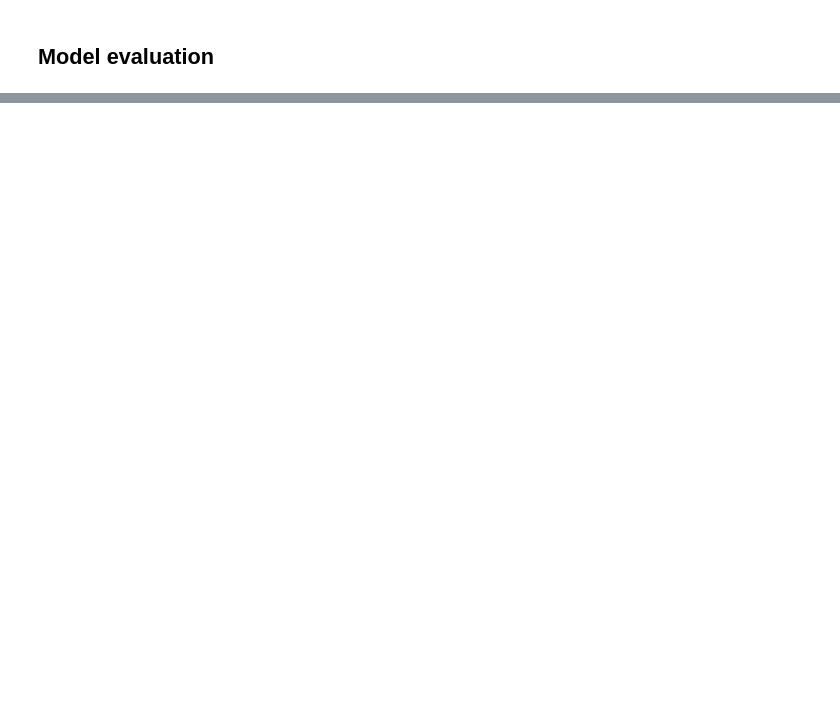
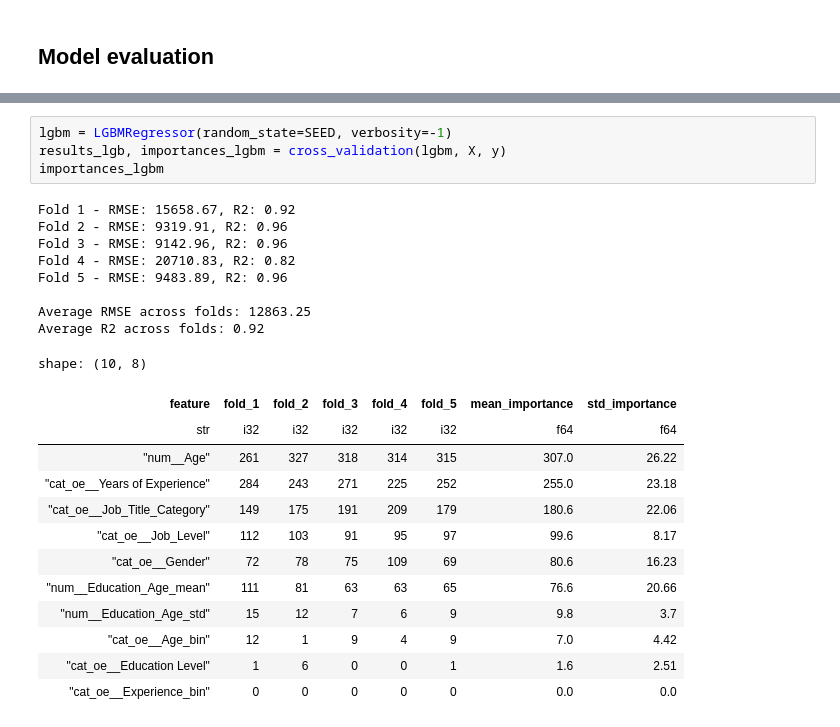
Before and after one commit to Gee1818/pwc-challenge, a Jupyter notebook: src/main.ipynb, the cells around one changed output, grey strips where cells are left out. Cells and saved outputs as stored; diff of their text form; blank space fills up the shorter version.

```diff
--- a/src/main.ipynb
+++ b/src/main.ipynb
@@ -233,0 +509,26 @@ Average R²: 0.8919
+# %%
+lgbm = LGBMRegressor(random_state=SEED, verbosity=-1)
+results_lgb, importances_lgbm = cross_validation(lgbm, X, y)
+importances_lgbm
+# %% [output]
+Fold 1 - RMSE: 15658.67, R2: 0.92
+Fold 2 - RMSE: 9319.91, R2: 0.96
+Fold 3 - RMSE: 9142.96, R2: 0.96
+Fold 4 - RMSE: 20710.83, R2: 0.82
+Fold 5 - RMSE: 9483.89, R2: 0.96
+
+Average RMSE across folds: 12863.25
+Average R2 across folds: 0.92
+shape: (10, 8)
+| feature | fold_1 | fold_2 | fold_3 | fold_4 | fold_5 | mean_importance | std_importance |
+| str | i32 | i32 | i32 | i32 | i32 | f64 | f64 |
+| "num__Age" | 261 | 327 | 318 | 314 | 315 | 307.0 | 26.22 |
+| "cat_oe__Years of Experience" | 284 | 243 | 271 | 225 | 252 | 255.0 | 23.18 |
+| "cat_oe__Job_Title_Category" | 149 | 175 | 191 | 209 | 179 | 180.6 | 22.06 |
+| "cat_oe__Job_Level" | 112 | 103 | 91 | 95 | 97 | 99.6 | 8.17 |
+| "cat_oe__Gender" | 72 | 78 | 75 | 109 | 69 | 80.6 | 16.23 |
+| "num__Education_Age_mean" | 111 | 81 | 63 | 63 | 65 | 76.6 | 20.66 |
+| "num__Education_Age_std" | 15 | 12 | 7 | 6 | 9 | 9.8 | 3.7 |
+| "cat_oe__Age_bin" | 12 | 1 | 9 | 4 | 9 | 7.0 | 4.42 |
+| "cat_oe__Education Level" | 1 | 6 | 0 | 0 | 1 | 1.6 | 2.51 |
+| "cat_oe__Experience_bin" | 0 | 0 | 0 | 0 | 0 | 0.0 | 0.0 |
```
Also changed, not shown: parts of 49 cells of this notebook.
